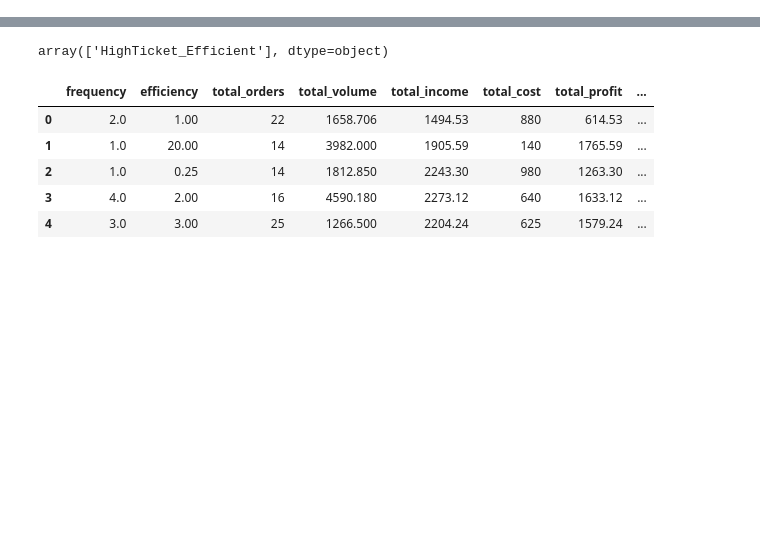
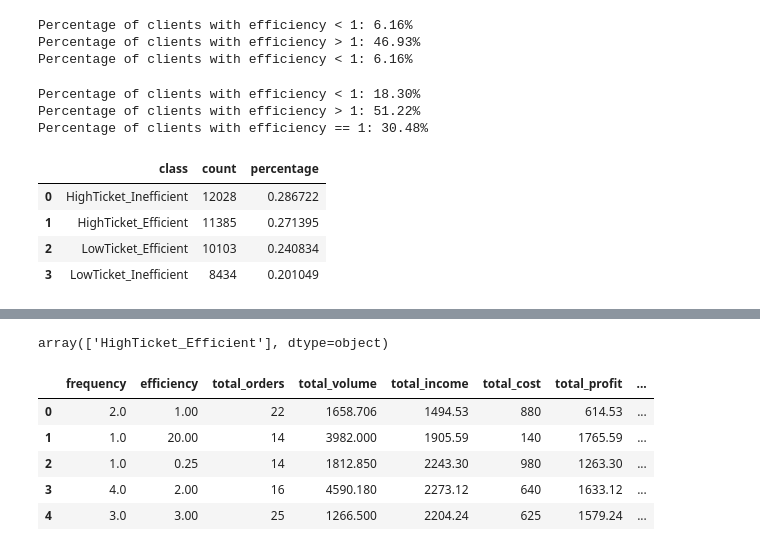
Before and after one commit to adriansotomora/capstone_project, a Jupyter notebook: scripts/eda_adrian.ipynb, the cells around one changed output, grey strips where cells are left out. Saved outputs shown, nothing was run; the diff lists cells and outputs as text; code cells hidden in the pictures; blank space fills up the shorter version.

```diff
--- a/scripts/eda_adrian.ipynb
+++ b/scripts/eda_adrian.ipynb
@@ -32,0 +17,38 @@ clients[clients['median_promotor_visits']==0]
+# %%
+percentage = len(clients[clients['efficiency'] < 1]) / len(clients) * 100
+print(f"Percentage of clients with efficiency < 1: {percentage:.2f}%")
+
+percentage = len(clients[clients['efficiency'] > 1]) / len(clients) * 100
+print(f"Percentage of clients with efficiency > 1: {percentage:.2f}%")
+
+percentage = len(clients[clients['efficiency'] < 1]) / len(clients) * 100
+print(f"Percentage of clients with efficiency < 1: {percentage:.2f}%")
+# %% [output]
+Percentage of clients with efficiency < 1: 6.16%
+Percentage of clients with efficiency > 1: 46.93%
+Percentage of clients with efficiency < 1: 6.16%
+# %%
+percentage = len(clients[clients['efficiency'] < 1]) / len(clients) * 100
+print(f"Percentage of clients with efficiency < 1: {percentage:.2f}%")
+
+percentage = len(clients[clients['efficiency'] > 1]) / len(clients) * 100
+print(f"Percentage of clients with efficiency > 1: {percentage:.2f}%")
+
+percentage = len(clients[clients['efficiency'] == 1]) / len(clients) * 100
+print(f"Percentage of clients with efficiency == 1: {percentage:.2f}%")
+# %% [output]
+Percentage of clients with efficiency < 1: 18.30%
+Percentage of clients with efficiency > 1: 51.22%
+Percentage of clients with efficiency == 1: 30.48%
+# %%
+# Check balance: include both count and percentage columns
+balance_counts = clients['class'].value_counts().rename_axis('class').reset_index(name='count')
+balance_percent = clients['class'].value_counts(normalize=True).rename_axis('class').reset_index(name='percentage')
+balance = pd.merge(balance_counts, balance_percent, on='class')
+(balance)
+# %% [output]
+|  | class | count | percentage |
+| 0 | HighTicket_Inefficient | 12028 | 0.286722 |
+| 1 | HighTicket_Efficient | 11385 | 0.271395 |
+| 2 | LowTicket_Efficient | 10103 | 0.240834 |
+| 3 | LowTicket_Inefficient | 8434 | 0.201049 |
```
Also changed, not shown: parts of 4 cells of this notebook, 3 other files.
